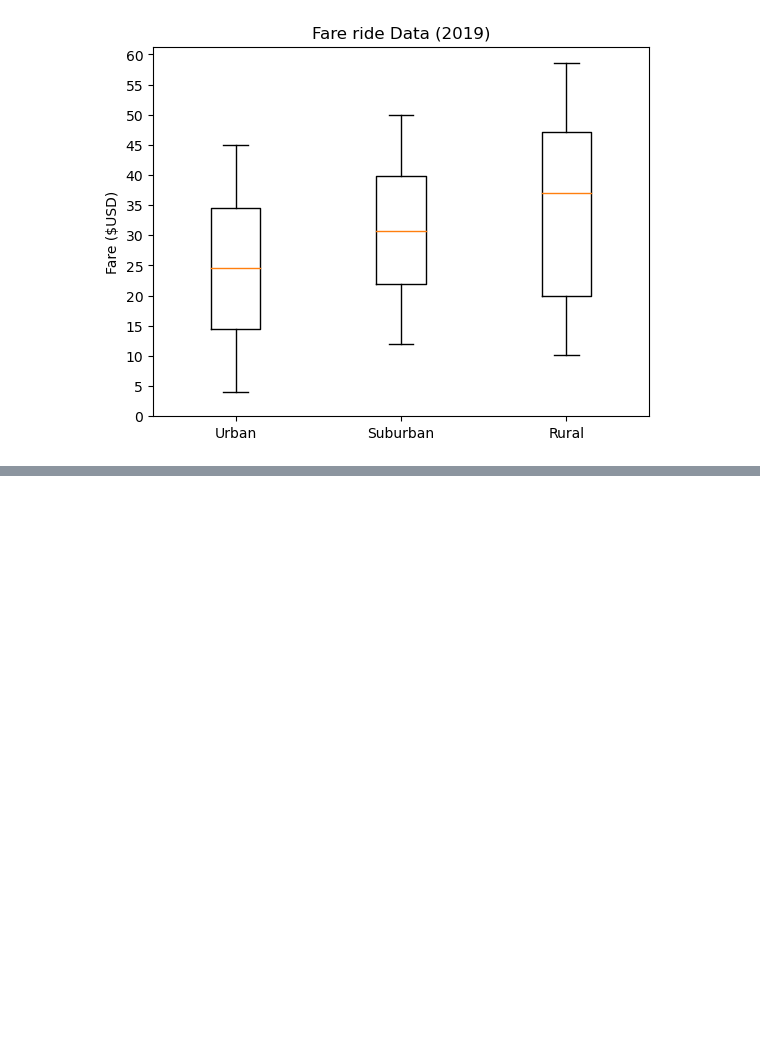
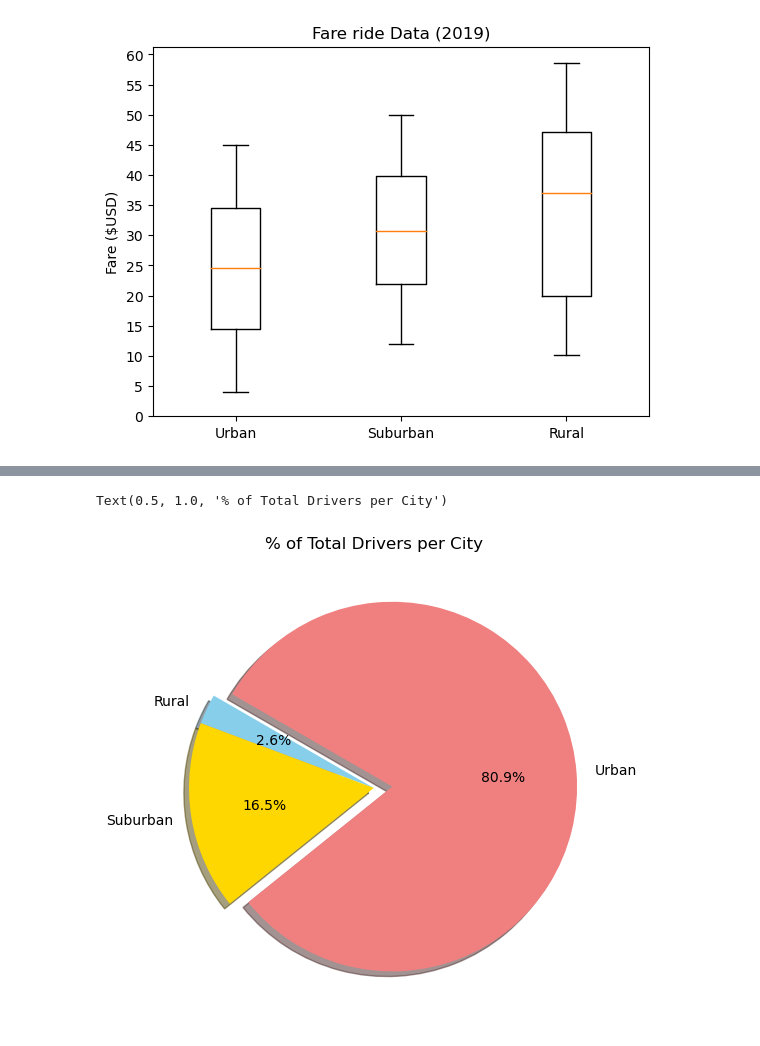
Before and after one commit to ericksonvo/PyBer_Analysis, a Jupyter notebook: PyBer.ipynb, the cells around one changed output, grey strips where cells are left out. Saved outputs shown, nothing was run; the diff lists cells and outputs as text; code cells hidden in the pictures; blank space fills up the shorter version.

```diff
--- a/PyBer.ipynb
+++ b/PyBer.ipynb
@@ -803,0 +847,41 @@ plt.savefig("./Fig5.png")
+# %%
+#calculate the percentage of drivers for each city
+
+
+# get the total of number of drivers per city
+driver_per_city=city_df.groupby(["type"]).sum()["driver_count"]
+
+driver_per_city
+# get total number of drivers for all cities
+total_driver_city=city_df["driver_count"].sum()
+
+total_driver_city
+
+#calculate percentage of total drivers per city
+
+driver_percents= driver_per_city/total_driver_city * 100
+
+driver_percents
+
+#create pit chart for % of total driver per city
+
+
+#build the piechart
+import matplotlib as mpl
+
+fig, ax=plt.subplots(figsize=(10,6))
+
+plt.pie(driver_percents, labels=["Rural","Suburban","Urban"],
+        colors=["skyblue","gold","lightcoral"],shadow=True, explode=[0,0,0.1],
+         startangle=150,autopct="%1.1f%%")
+
+#change font size
+
+mpl.rcParams["font.size"]=10
+
+#add title
+
+ax.set_title("% of Total Drivers per City")
+# %% [output]
+Text(0.5, 1.0, '% of Total Drivers per City')
+[figure, added]
```
Also changed, not shown: parts of 15 cells of this notebook, 3 other files.
